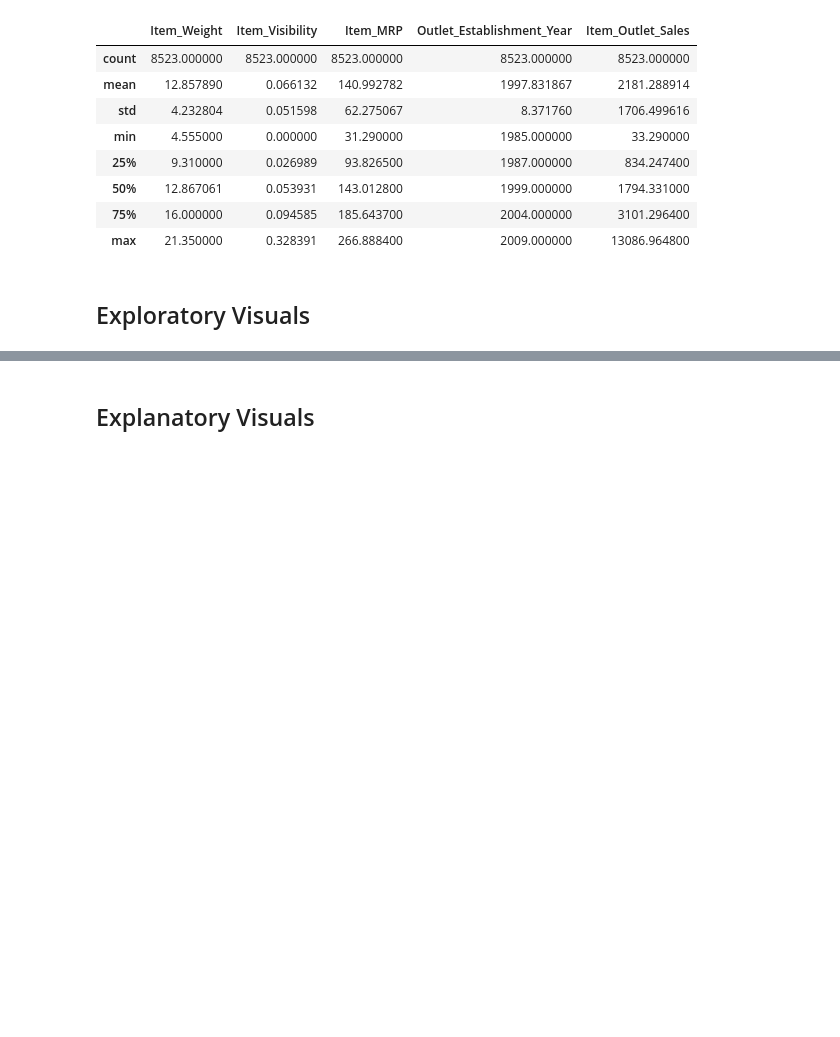
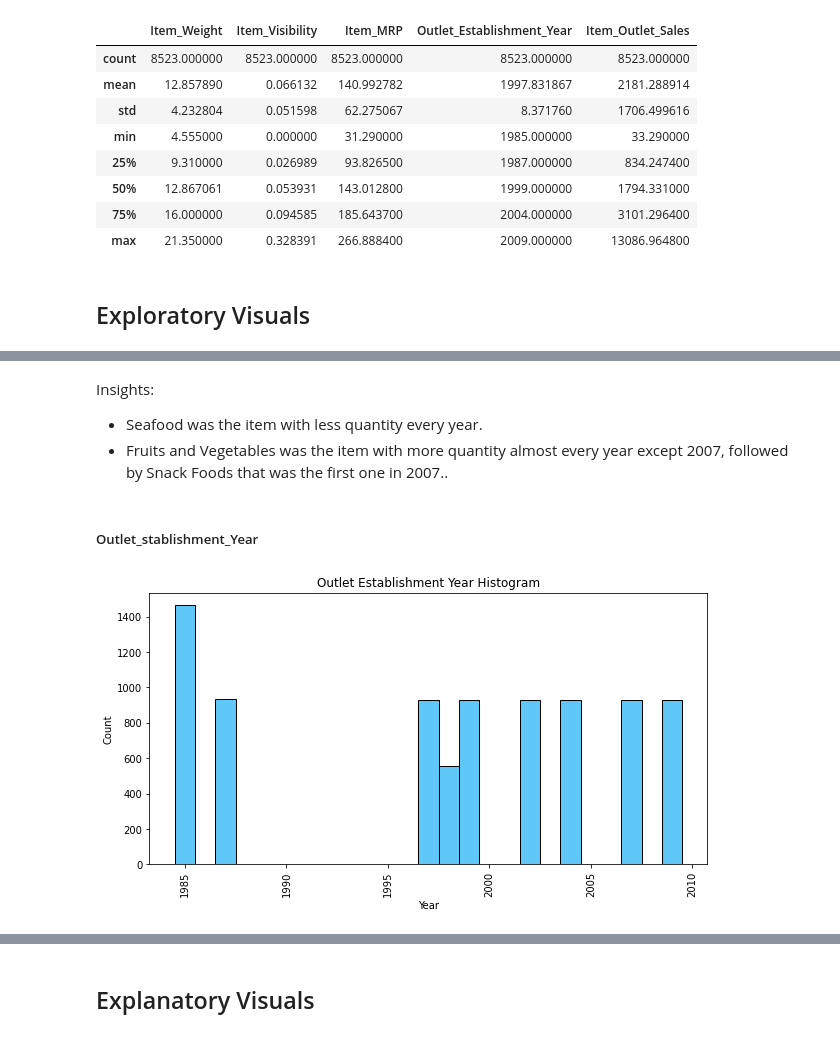
Before and after one commit to diazid/sales-predictions, a Jupyter notebook: sales_prediction.ipynb, the cells around one changed output, grey strips where cells are left out. Saved outputs shown, nothing was run; the diff lists cells and outputs as text; code cells hidden in the pictures; blank space fills up the shorter version.

```diff
--- a/sales_prediction.ipynb
+++ b/sales_prediction.ipynb
@@ -274,0 +428,20 @@ df.describe()
+# %% [markdown]
+Insights:
+
+- Seafood was the item with less quantity every year.
+- Fruits and Vegetables was the item with more quantity almost every year except 2007, followed by Snack Foods that was the first one in 2007..
+# %% [markdown]
+##### Outlet_stablishment_Year
+# %%
+fig, ax = plt.subplots(figsize=(10, 5))
+sns.histplot(data=df,
+             x="Outlet_Establishment_Year",
+             color = '#29B6F6',
+             ax = ax)
+
+plt.title('Outlet Establishment Year Histogram')
+plt.xlabel('Year')
+plt.xticks(rotation = 90)
+plt.show()
+# %% [output]
+[figure, added]
```
Also changed, not shown: parts of 58 cells of this notebook.
